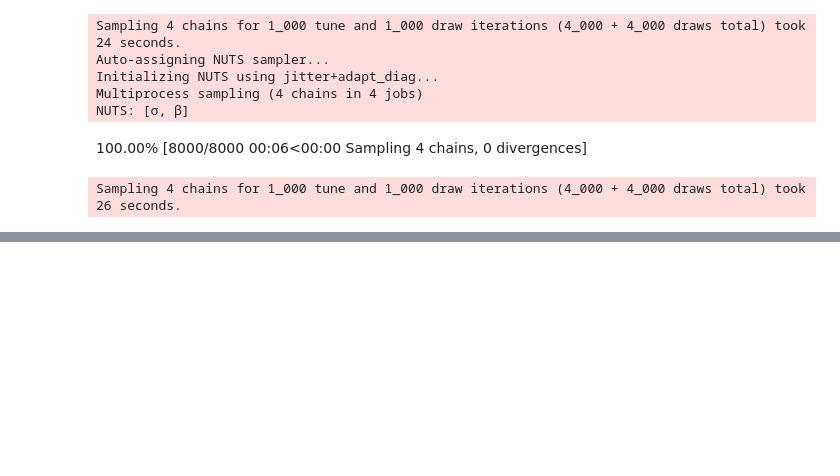
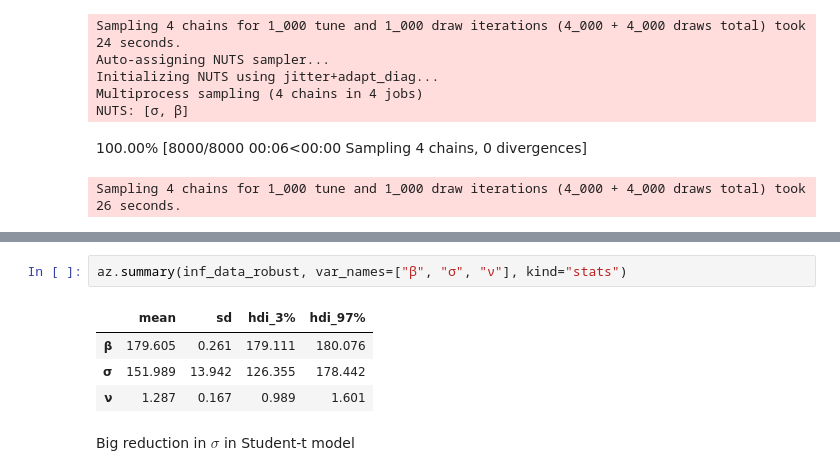
Before and after one commit to paw-lu/bayesian-modeling-computation-python, a Jupyter notebook: notebooks/4_extending_linear_models.ipynb, the cells around one changed output, grey strips where cells are left out. Drawn from its saved outputs; the diff is of its cells as text; blank space fills up the shorter version.

```diff
--- a/notebooks/4_extending_linear_models.ipynb
+++ b/notebooks/4_extending_linear_models.ipynb
@@ -211,0 +344,9 @@ Sampling 4 chains for 1_000 tune and 1_000 draw iterations (4_000 + 4_000 draws
+# %%
+az.summary(inf_data_robust, var_names=["β", "σ", "ν"], kind="stats")
+# %% [output]
+|  | mean | sd | hdi_3% | hdi_97% |
+| β | 179.605 | 0.261 | 179.111 | 180.076 |
+| σ | 151.989 | 13.942 | 126.355 | 178.442 |
+| ν | 1.287 | 0.167 | 0.989 | 1.601 |
+# %% [markdown]
+Big reduction in $\sigma$ in Student-t model
```
Also changed, not shown: parts of 8 cells of this notebook, 1 other file.
